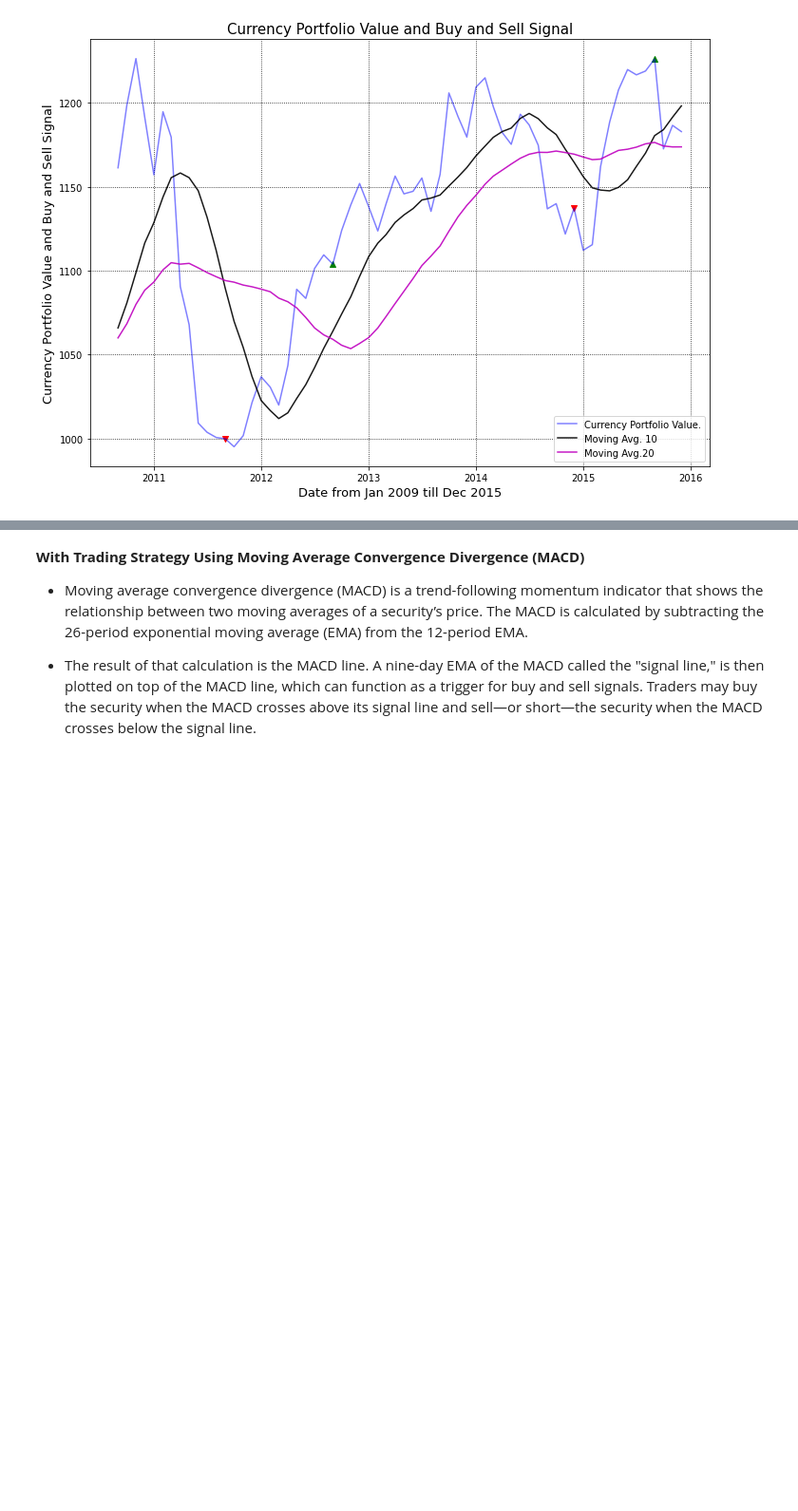
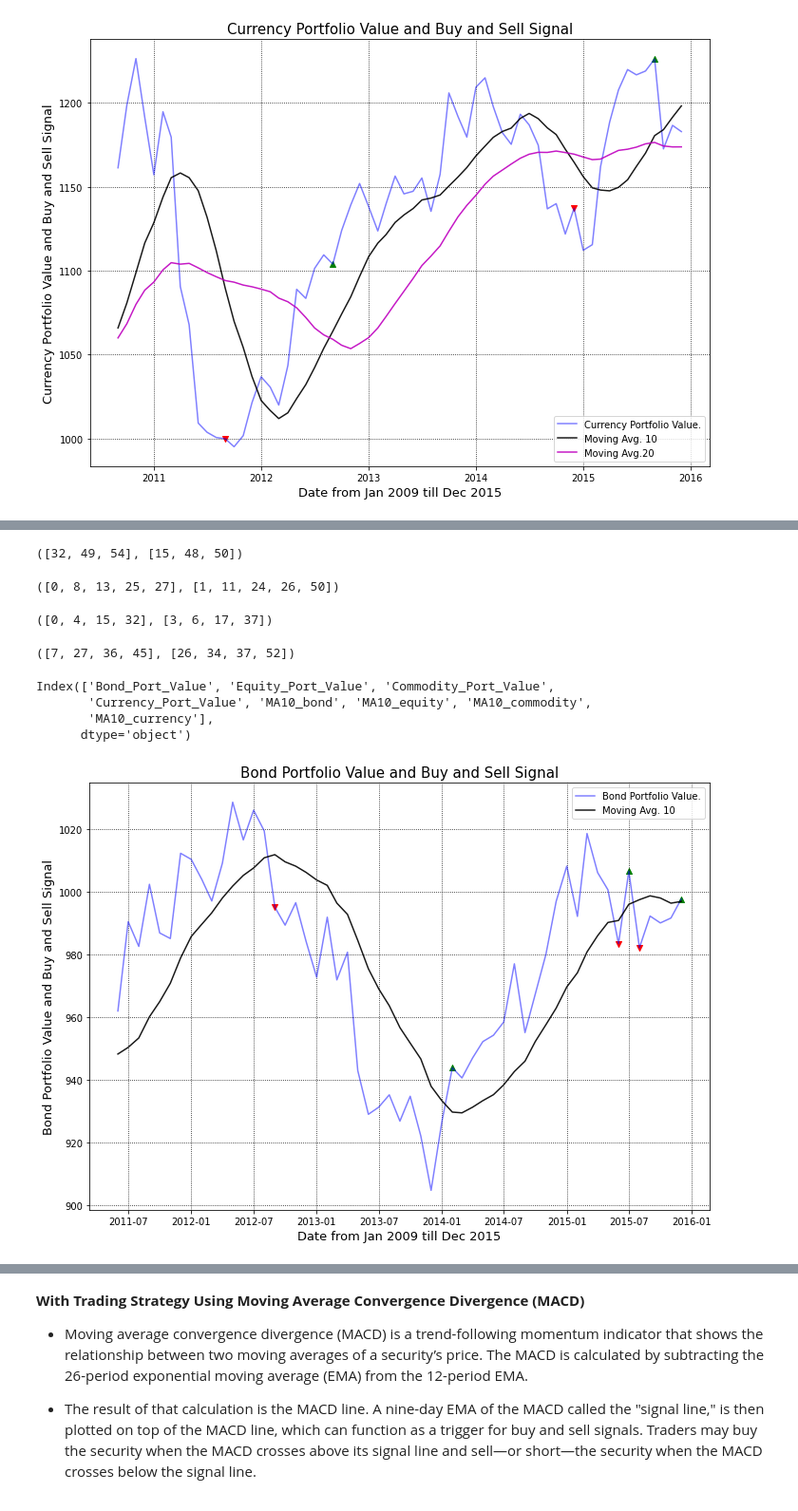
Before and after one commit to sherif603/Parity-Risk-Strategies, a Jupyter notebook: 2021_03_19_RP_2009_2015.ipynb, the cells around one changed output, grey strips where cells are left out. Shown at 95% size. Cells and saved outputs as stored; diff of their text form; code cells hidden in the pictures; blank space fills up the shorter version.

```diff
--- a/2021_03_19_RP_2009_2015.ipynb
+++ b/2021_03_19_RP_2009_2015.ipynb
@@ -2322,0 +2364,3 @@ plt.legend(loc=4);
+# %%
+moving_average_df_10 = mix_port_2009_2015.copy()
+moving_average_df_10.head(3)
@@ -2322,0 +2458,41 @@ plt.legend(loc=4);
+# %%
+Buy_Bond, Sell_Bond
+# %% [output]
+([32, 49, 54], [15, 48, 50])
+# %%
+Buy_Equity, Sell_Equity
+# %% [output]
+([0, 8, 13, 25, 27], [1, 11, 24, 26, 50])
+# %%
+Buy_Commodity, Sell_Commodity
+# %% [output]
+([0, 4, 15, 32], [3, 6, 17, 37])
+# %%
+Buy_Currency, Sell_Currency
+# %% [output]
+([7, 27, 36, 45], [26, 34, 37, 52])
+# %%
+moving_average_df_10.columns
+# %% [output]
+Index(['Bond_Port_Value', 'Equity_Port_Value', 'Commodity_Port_Value',
+       'Currency_Port_Value', 'MA10_bond', 'MA10_equity', 'MA10_commodity',
+       'MA10_currency'],
+      dtype='object')
+# %%
+rcParams['figure.figsize'] = 11.69,8.27
+
+# Bond Portfolio Value, Moving Average 10, and Moving Average 20
+plt.plot(moving_average_df_10.index, moving_average_df_10.Bond_Port_Value, label='Bond Portfolio Value.', c='blue', alpha=0.5)
+plt.plot(moving_average_df_10.index, moving_average_df_10.MA10_bond, label='Moving Avg. 10', c='k', alpha=0.9)
+
+# Trading Signals
+plt.scatter(moving_average_df_10.iloc[Buy_Bond].index,moving_average_df_10.iloc[Buy_Bond]['Bond_Port_Value'], marker='^', color='g')
+plt.scatter(moving_average_df_10.iloc[Sell_Bond].index,moving_average_df_10.iloc[Sell_Bond]['Bond_Port_Value'], marker='v', color='r')
+
+plt.title('Bond Portfolio Value and Buy and Sell Signal', fontsize=15)
+plt.xlabel('Date from Jan 2009 till Dec 2015', fontsize=13)
+plt.ylabel('Bond Portfolio Value and Buy and Sell Signal', fontsize=13)
+plt.grid(True, color='k', linestyle=':')
+plt.legend(loc=1);
+# %% [output]
+[figure, added]
```
Also changed, not shown: parts of 28 cells of this notebook, 2 other files.
